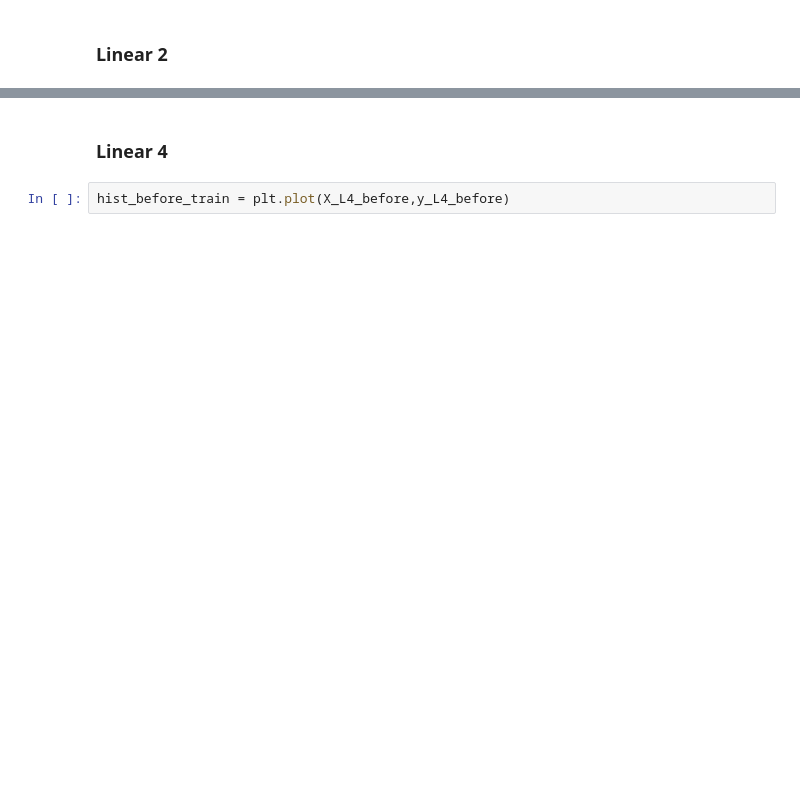
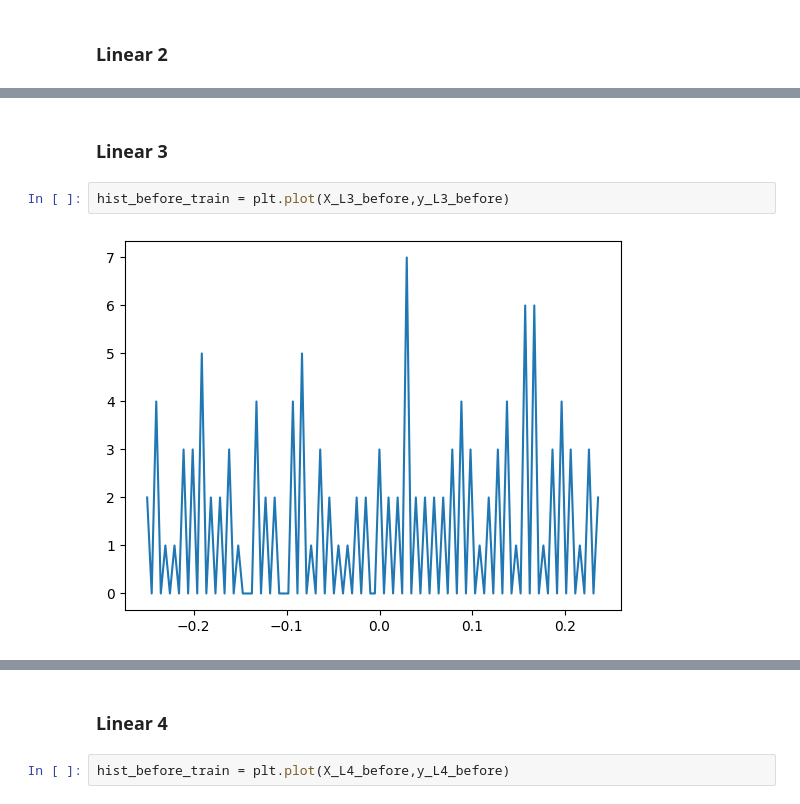
Before and after one commit to Erickllino/Neural_Network, a Jupyter notebook: IRIS.ipynb, the cells around one changed output, grey strips where cells are left out. Drawn from its saved outputs; the diff is of its cells as text; blank space fills up the shorter version.

```diff
--- a/IRIS.ipynb
+++ b/IRIS.ipynb
@@ -574,0 +573,6 @@ hist_after_train = plt.plot(X_L2_after,y_L2_after)
+# %% [markdown]
+### Linear 3
+# %%
+hist_before_train = plt.plot(X_L3_before,y_L3_before)
+# %% [output]
+[figure, added]
```
Also changed, not shown: parts of 24 cells of this notebook.
